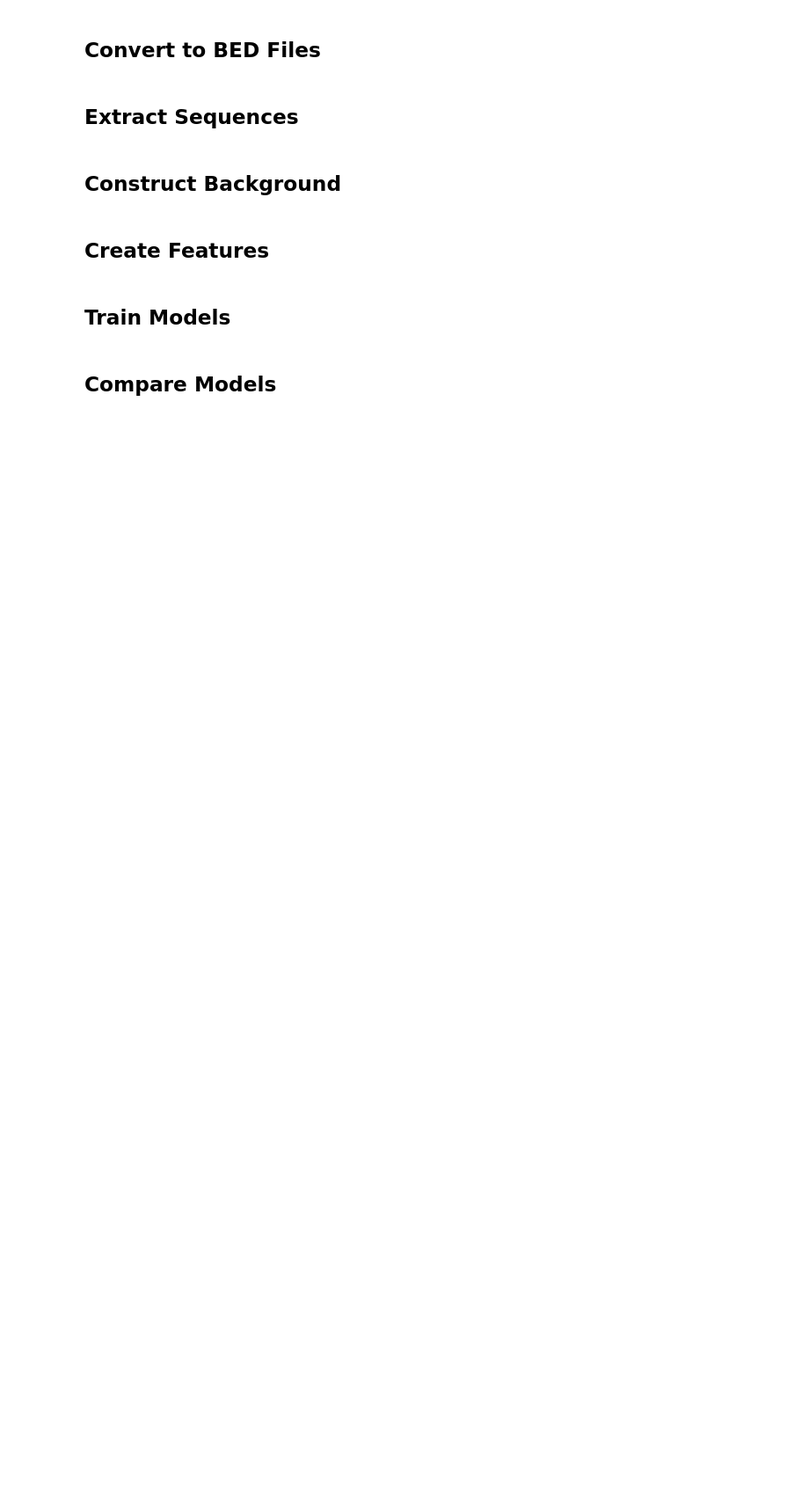
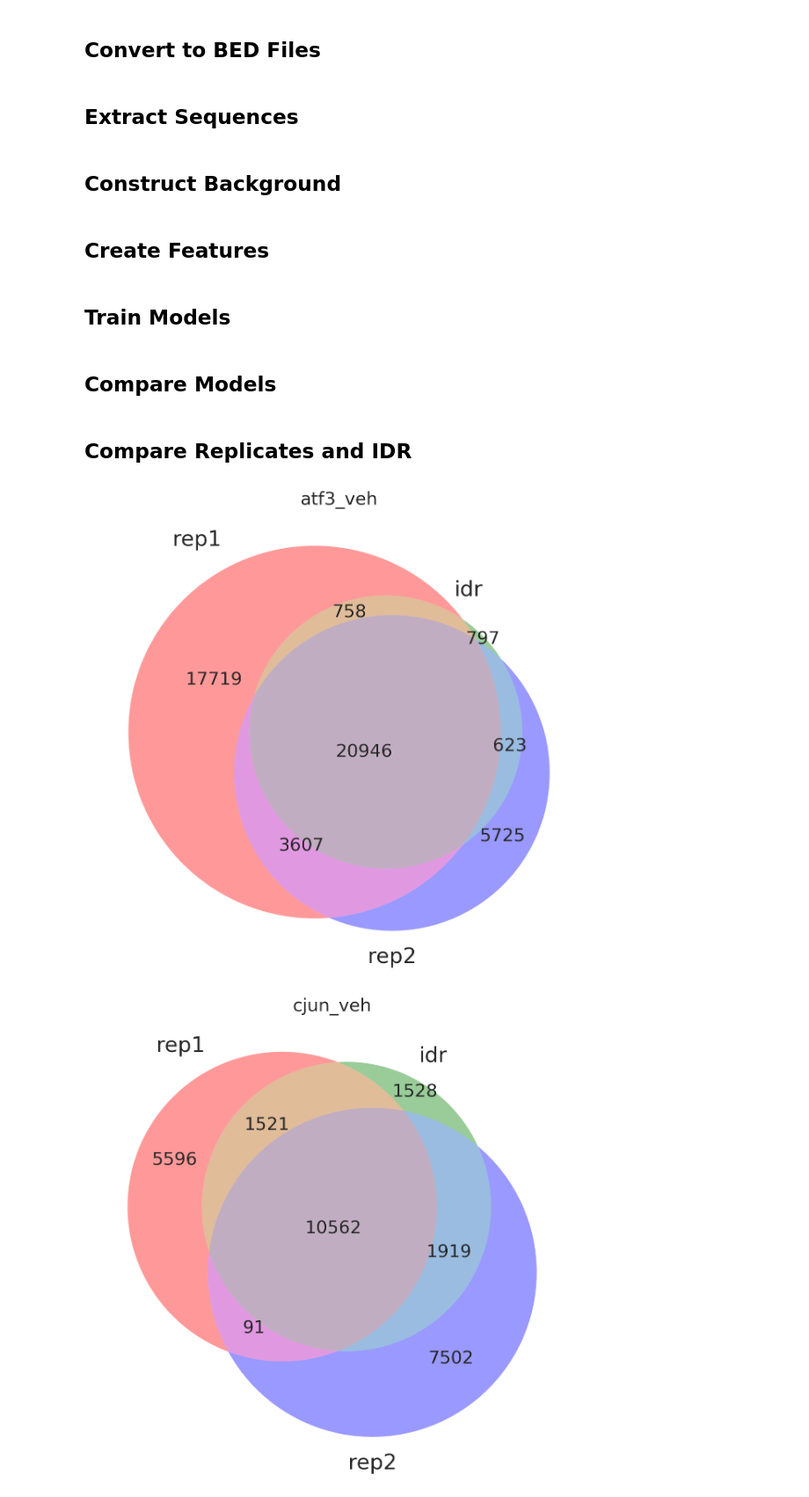
Before and after one commit to jenhantao/ipython-notebooks, a Jupyter notebook: AP-1 FDR Analysis.ipynb, the cells around one changed output. Shown at 88% size. Cells and saved outputs as stored; diff of their text form; code cells hidden in the pictures; blank space fills up the shorter version.

```diff
--- a/AP-1 FDR Analysis.ipynb
+++ b/AP-1 FDR Analysis.ipynb
@@ -410,2 +443,43 @@ done
 # %% [markdown]
 ## Compare Models
+# %% [markdown]
+## Compare Replicates and IDR
+# %%
+# read in peak data data
+summary_frame = pd.read_csv('./group_summary.tsv' , sep='\t')
+summary_frame = summary_frame.fillna('0')
+for col in summary_frame.columns[5:]:
+    floatValues = []
+    for val in summary_frame[col].values.astype(str):
+        if ',' in val:
+            maxVal = np.mean([float(x) for x in val.split(',')])
+            floatValues.append(maxVal)
+        else:
+            floatValues.append(float(val))
+    summary_frame[col] = floatValues
+summary_frame.index = summary_frame['ID'].values
+
+# remove peaks in unknown/random chromosomes
+summary_frame = summary_frame[~summary_frame['chr'].str.contains('random')]
+summary_frame = summary_frame[~summary_frame['chr'].str.contains('Un')]
+
+# remove c57bl6 from columns
+columns = summary_frame.columns.values
+columns = [x.replace('c57bl6_','') for x in columns]
+summary_frame.columns = columns
+
+# remove c57bl6 from Factors column
+cleaned_factors = [x.replace('c57bl6_','') for x in summary_frame['Factors'].values]
+summary_frame['Factors'] = cleaned_factors
+# %%
+for treatment in ['veh']:
+    for factor in ['atf3', 'cjun', 'jund', 'pu1']:
+        rep1_indices = set(summary_frame[summary_frame['_'.join([factor, treatment, 'rep1'])] > 0].index.values)
+        rep2_indices = set(summary_frame[summary_frame['_'.join([factor, treatment, 'rep2'])] > 0].index.values)
+        idr_indices = set(summary_frame[summary_frame['_'.join([factor, treatment, 'idr'])] > 0].index.values)
+        matplotlib_venn.venn3([rep1_indices, idr_indices, rep2_indices], set_labels=['rep1', 'idr', 'rep2'])
+        plt.title('_'.join([factor, treatment]))
+        plt.show()
+# %% [output]
+[figure, added]
+[figure, added]
```
Also changed, not shown: parts of 17 cells of this notebook.
